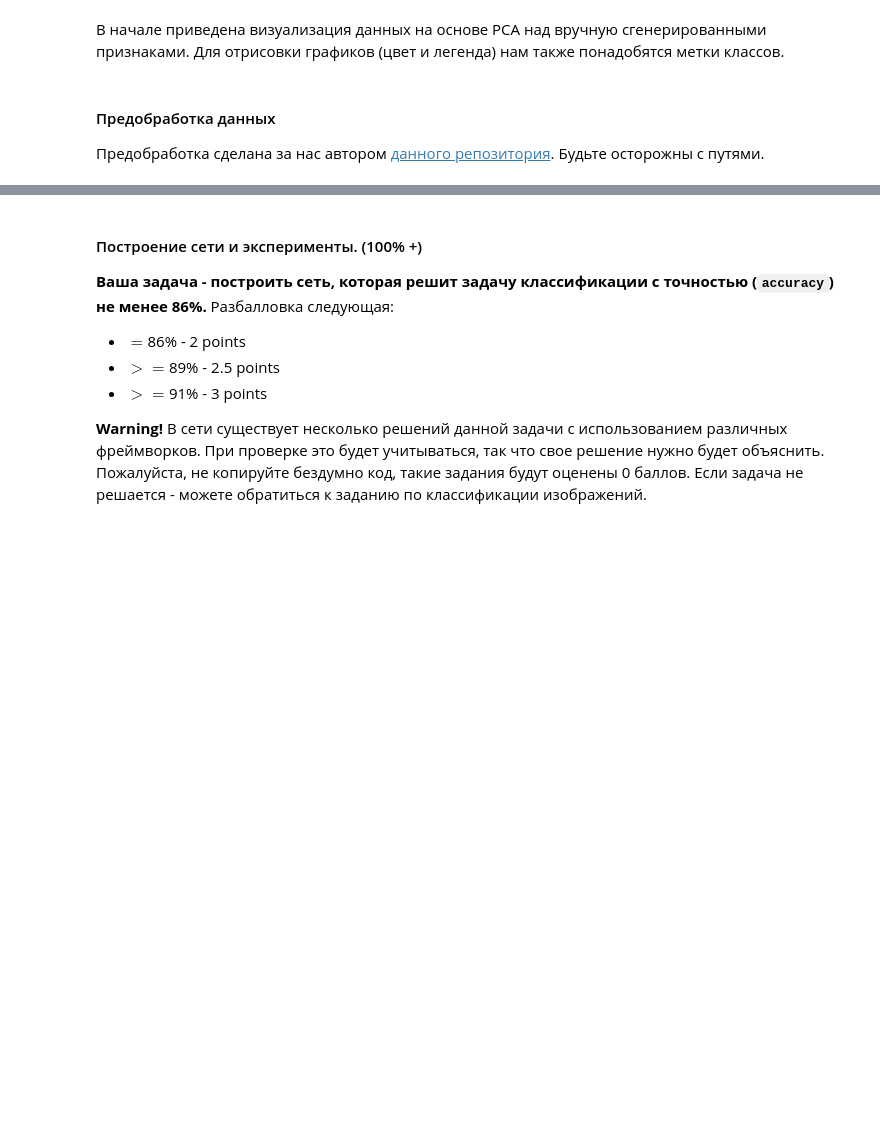
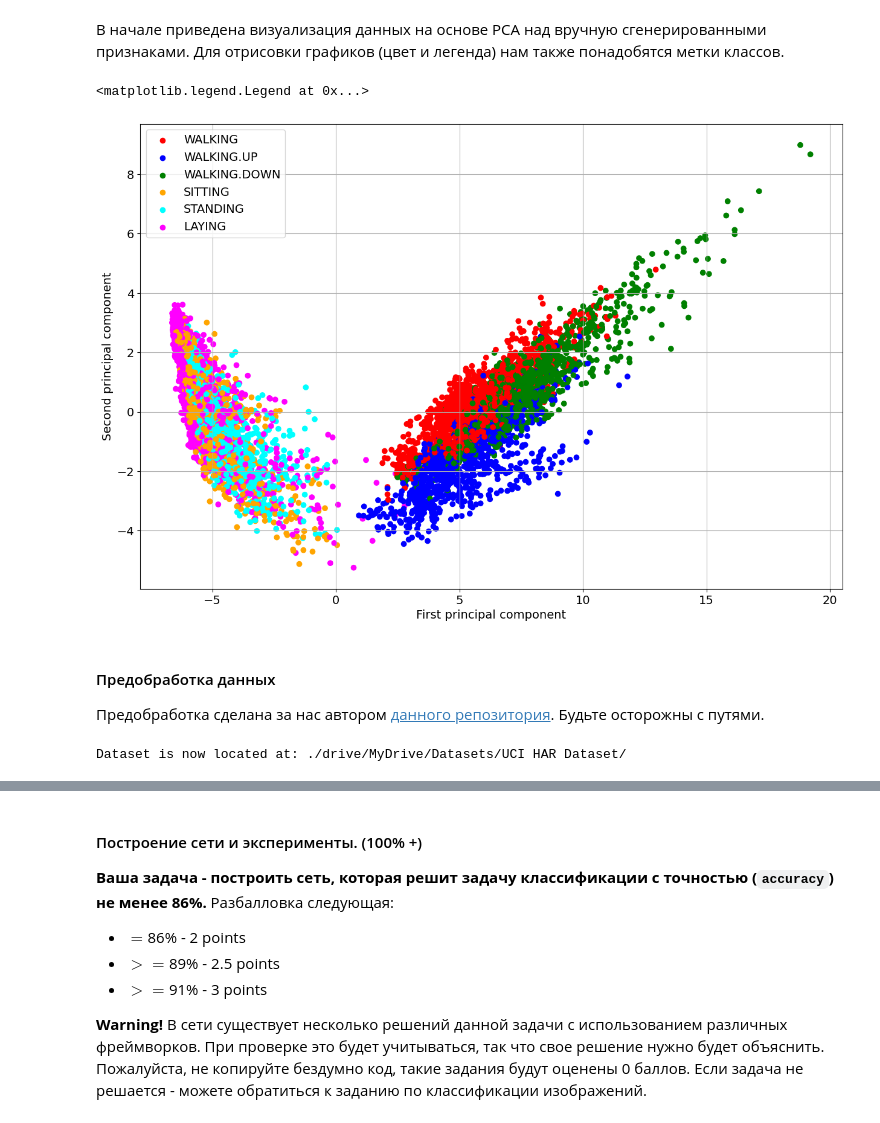
Before and after one commit to EvgenVer/ml_course, a Jupyter notebook: homeworks/lab02_deep_learning/Lab2_DL_parts_4_and_5_optional.ipynb, the cells around one changed output, grey strips where cells are left out. Saved outputs shown, nothing was run; the diff lists cells and outputs as text; code cells hidden in the pictures; blank space fills up the shorter version.

```diff
--- a/homeworks/lab02_deep_learning/Lab2_DL_parts_4_and_5_optional.ipynb
+++ b/homeworks/lab02_deep_learning/Lab2_DL_parts_4_and_5_optional.ipynb
@@ -32,34 +35,37 @@ matplotlib.rcParams.update({'font.size':14})
 # %% [markdown]
 В начале приведена визуализация данных на основе PCA над вручную сгенерированными признаками. Для отрисовки графиков (цвет и легенда) нам также понадобятся метки классов.
 # %%
-X_train_with_engineered_features = np.genfromtxt(os.path.join("UCI HAR Dataset", "train", "X_train.txt"))
-y_train = np.genfromtxt(os.path.join("UCI HAR Dataset", "train", "y_train.txt"))
+X_train_with_engineered_features = np.genfromtxt(os.path.join("drive", "MyDrive", "Datasets", "UCI HAR Dataset", "train", "X_train.txt"))
+y_train = np.genfromtxt(os.path.join("drive", "MyDrive", "Datasets", "UCI HAR Dataset", "train", "y_train.txt"))
 
 y_train_list = list(y_train)
 X_unique = np.array([X_train_with_engineered_features[y_train_list.index(l)]
                              for l in sorted(list(set(y_train)))])
 
 legend_labels = ["WALKING", "WALKING.UP", "WALKING.DOWN", "SITTING", "STANDING", "LAYING"]
 colors_list = ['red', 'blue', 'green', 'orange', 'cyan', 'magenta']
 mapped_colors = [colors_list[int(i)-1] for i in y_train]
 
 from sklearn.decomposition import PCA
 pca = PCA()
 
 X_train_pca = pca.fit_transform(X_train_with_engineered_features)
 
 plt.figure(figsize=(15,10))
 pylab.scatter(X_train_pca[:, 0], X_train_pca[:, 1],
              c=mapped_colors)
 plt.grid()
 for idx, x in enumerate(pca.transform(X_unique)):
     plt.scatter(x[0],
                 x[1],
                 c=colors_list[idx],
                 label=legend_labels[idx])
 plt.xlabel('First principal component')
 plt.ylabel('Second principal component')
 plt.legend()
+# %% [output]
+<matplotlib.legend.Legend at 0x...>
+[figure, added]
 # %% [markdown]
 #### Предобработка данных
 Предобработка сделана за нас автором [данного репозитория](https://github.com/guillaume-chevalier/LSTM-Human-Activity-Recognition). Будьте осторожны с путями.
@@ -89,7 +95,7 @@ LABELS = [
     "LAYING"
 ]
 
-DATA_PATH = "./"
+DATA_PATH = "./drive/MyDrive/Datasets/"
 
 DATASET_PATH = DATA_PATH + "UCI HAR Dataset/"
 print("\n" + "Dataset is now located at: " + DATASET_PATH)
@@ -147,6 +153,8 @@ y_test_path = os.path.join(DATASET_PATH, TEST, "y_test.txt")
 
 y_train = load_y(y_train_path)
 y_test = load_y(y_test_path)
+# %% [output]
+Dataset is now located at: ./drive/MyDrive/Datasets/UCI HAR Dataset/
 # %%
 # Input Data
 
```
Also changed, not shown: parts of 9 cells of this notebook.
